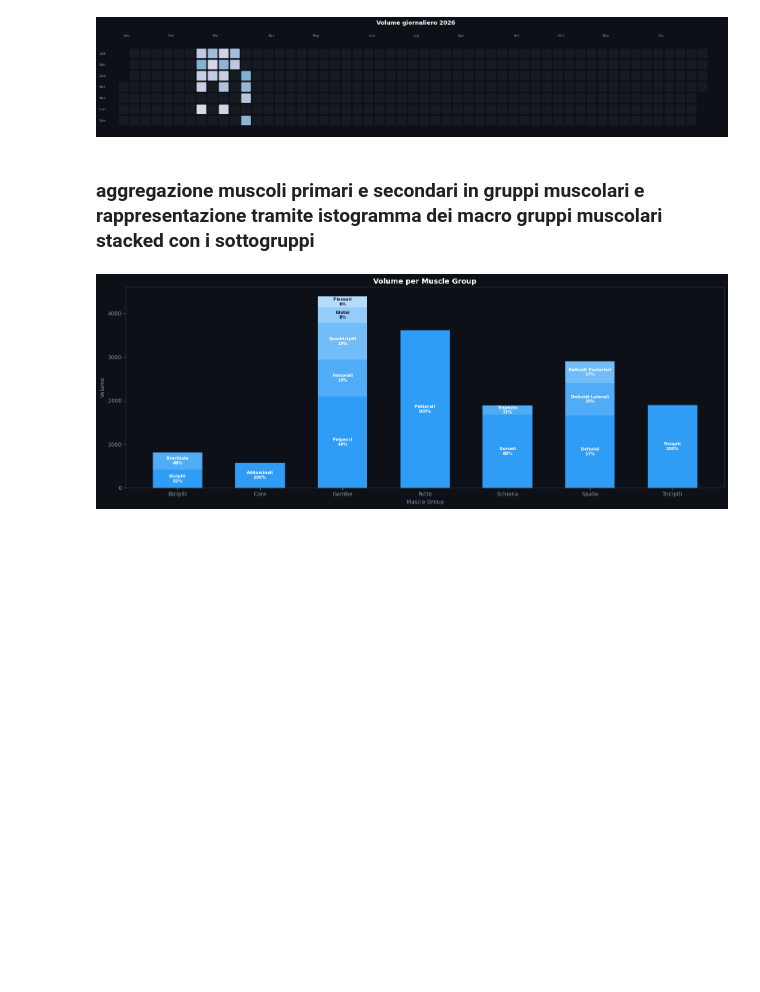
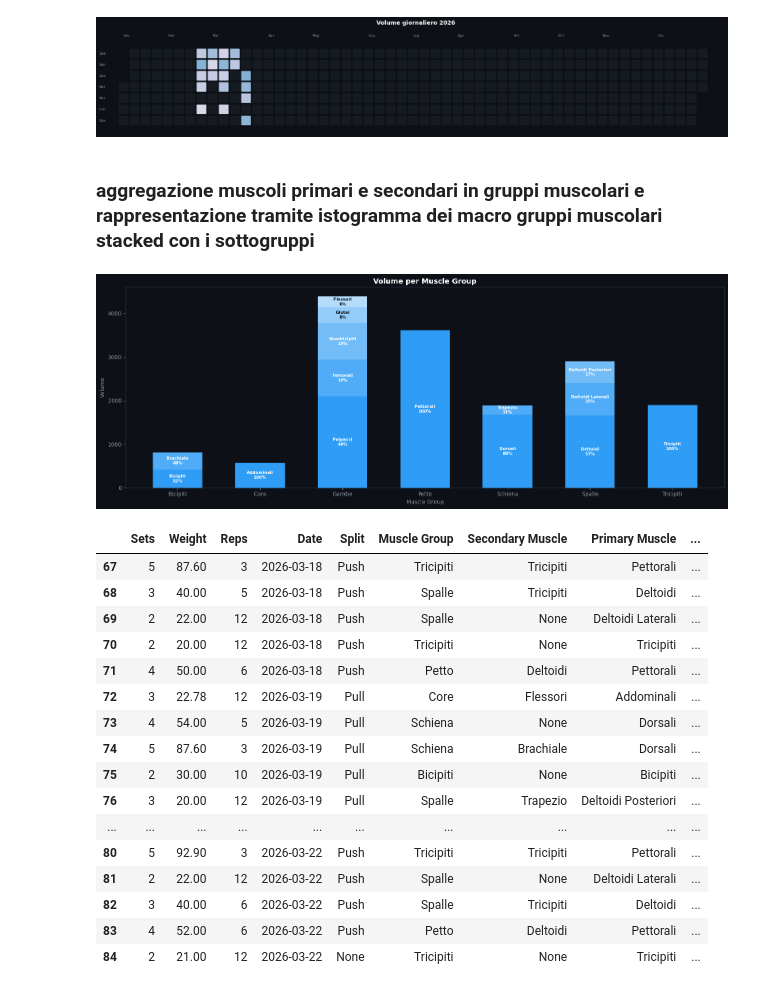
Before and after one commit to santinellistefano2003-png/Fitness-Tracker, a Jupyter notebook: Dashboard Workout.ipynb, the cells around one changed output. Drawn from its saved outputs; the diff is of its cells as text; code cells hidden in the pictures; blank space fills up the shorter version.

```diff
--- a/Dashboard Workout.ipynb
+++ b/Dashboard Workout.ipynb
@@ -304,30 +304,48 @@ for group_idx, group in enumerate(pivot.index):
         # Usa max_n invece di n per avere scala uniforme
         lightness = 0.15 + 0.55 * (i / max(max_n - 1, 1))
         color = tuple(min(1, c + lightness * (1 - c)) for c in mcolors.to_rgb(base_color))
 
         ax.bar(group_idx, val, bottom=b, color=color, width=0.6)
 
         if pct > 5:
             text_color = 'white' if lightness < 0.45 else '#0d1117'
             ax.text(group_idx, b + val / 2, f'{muscle}\n{pct:.0f}%',
                     ha='center', va='center', fontsize=7.5,
                     color=text_color, fontweight='bold')
         b += val
 
 
 
 
 ax.set_xticks(range(len(pivot.index)))
 ax.set_xticklabels(pivot.index, color='#8b949e')
 ax.set_title('Volume per Muscle Group', color='white', fontsize=13, fontweight='bold')
 ax.set_xlabel('Muscle Group', color='#8b949e')
 ax.set_ylabel('Volume', color='#8b949e')
 ax.tick_params(colors='#8b949e')
 for spine in ax.spines.values():
     spine.set_edgecolor('#30363d')
 
 plt.tight_layout()
 plt.savefig('assets/volume_muscle_group.svg', bbox_inches='tight', facecolor='#0d1117')
 plt.show()
+df
 # %% [output]
 [figure]
+|  | Sets | Weight | Reps | Date | Split | Muscle Group | Secondary Muscle | Primary Muscle | ... |
+| 67 | 5 | 87.60 | 3 | 2026-03-18 | Push | Tricipiti | Tricipiti | Pettorali | ... |
+| 68 | 3 | 40.00 | 5 | 2026-03-18 | Push | Spalle | Tricipiti | Deltoidi | ... |
+| 69 | 2 | 22.00 | 12 | 2026-03-18 | Push | Spalle | None | Deltoidi Laterali | ... |
+| 70 | 2 | 20.00 | 12 | 2026-03-18 | Push | Tricipiti | None | Tricipiti | ... |
+| 71 | 4 | 50.00 | 6 | 2026-03-18 | Push | Petto | Deltoidi | Pettorali | ... |
+| 72 | 3 | 22.78 | 12 | 2026-03-19 | Pull | Core | Flessori | Addominali | ... |
+| 73 | 4 | 54.00 | 5 | 2026-03-19 | Pull | Schiena | None | Dorsali | ... |
+| 74 | 5 | 87.60 | 3 | 2026-03-19 | Pull | Schiena | Brachiale | Dorsali | ... |
+| 75 | 2 | 30.00 | 10 | 2026-03-19 | Pull | Bicipiti | None | Bicipiti | ... |
+| 76 | 3 | 20.00 | 12 | 2026-03-19 | Pull | Spalle | Trapezio | Deltoidi Posteriori | ... |
+| ... | ... | ... | ... | ... | ... | ... | ... | ... | ... |
+| 80 | 5 | 92.90 | 3 | 2026-03-22 | Push | Tricipiti | Tricipiti | Pettorali | ... |
+| 81 | 2 | 22.00 | 12 | 2026-03-22 | Push | Spalle | None | Deltoidi Laterali | ... |
+| 82 | 3 | 40.00 | 6 | 2026-03-22 | Push | Spalle | Tricipiti | Deltoidi | ... |
+| 83 | 4 | 52.00 | 6 | 2026-03-22 | Push | Petto | Deltoidi | Pettorali | ... |
+| 84 | 2 | 21.00 | 12 | 2026-03-22 | None | Tricipiti | None | Tricipiti | ... |
```
Also changed, not shown: parts of 1 cell of this notebook, 3 other files.
